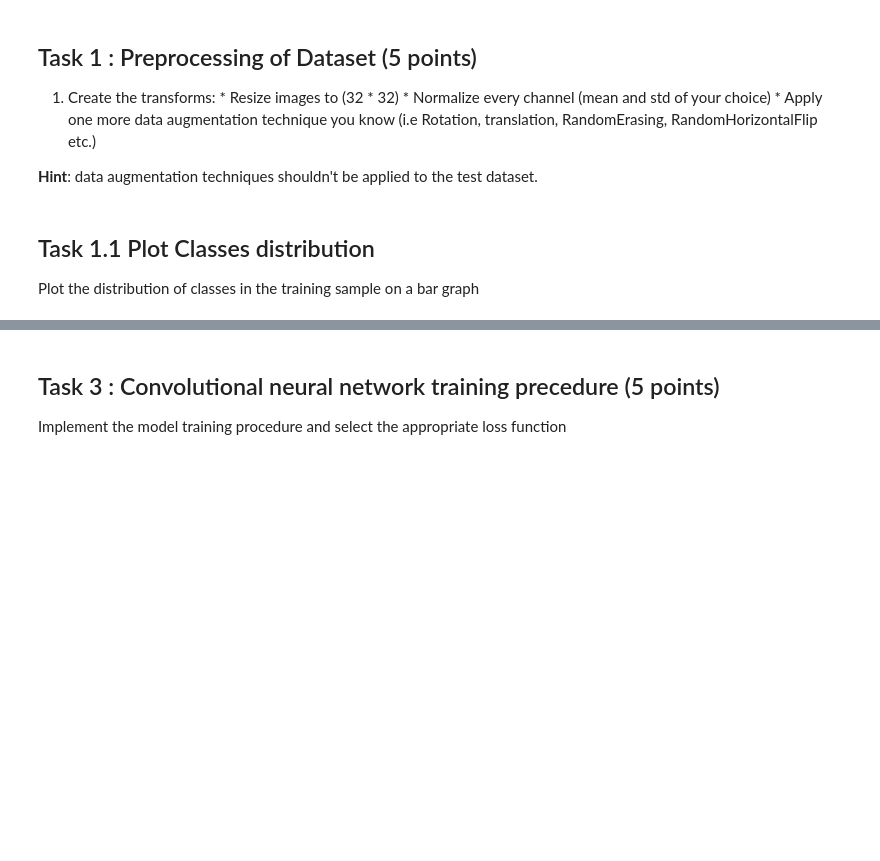
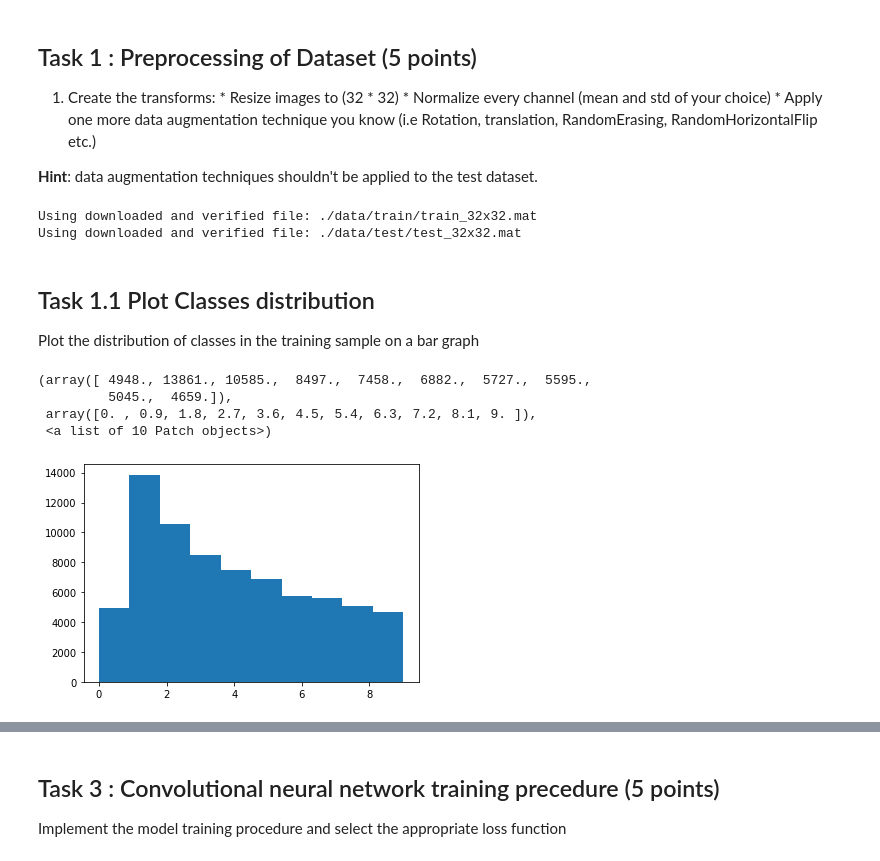
Before and after one commit to Gci04/AML-DS-2021, a Jupyter notebook: notebooks/Midterm_Lab.ipynb, the cells around one changed output, grey strips where cells are left out. Drawn from its saved outputs; the diff is of its cells as text; code cells hidden in the pictures; blank space fills up the shorter version.

```diff
--- a/notebooks/Midterm_Lab.ipynb
+++ b/notebooks/Midterm_Lab.ipynb
@@ -38,7 +38,19 @@ device = torch.device("cuda:0" if torch.cuda.is_available() else "cpu")
 
 **Hint**: data augmentation techniques shouldn't be applied to the test dataset.
 # %%
-transform_train = None
+transform_train = transforms.Compose(
+    [
+        transforms.ToTensor(),
+        transforms.Resize((32, 32),),
+        transforms.RandomErasing(), # Added some augmentation
+        transforms.ColorJitter(
+            brightness=63.0 / 255.0, saturation=[0.5, 1.5], contrast=[0.2, 1.8]
+        ),
+        transforms.Normalize(
+            (0.4376821, 0.4437697, 0.47280442), (0.19803012, 0.20101562, 0.19703614),
+        ),
+    ]
+)
 
 transform_test = None
 
@@ -49,14 +61,24 @@ testset = torchvision.datasets.SVHN(root='./data/test', split="test", download=T
 testloader = torch.utils.data.DataLoader(testset, batch_size=64, shuffle=False, num_workers=1)
 
 classes = [f"{i}" for i in np.unique(trainset.labels)]
+# %% [output]
+Using downloaded and verified file: ./data/train/train_32x32.mat
+Using downloaded and verified file: ./data/test/test_32x32.mat
 # %% [markdown]
 ## Task 1.1 Plot Classes distribution
 
 Plot the distribution of classes in the training sample on a bar graph
 # %%
 from matplotlib import pyplot as plt
-
+from collections import Counter
 #TODO: Plot the distribution of classes
+plt.hist(trainset.labels)
+# %% [output]
+(array([ 4948., 13861., 10585.,  8497.,  7458.,  6882.,  5727.,  5595.,
+         5045.,  4659.]),
+ array([0. , 0.9, 1.8, 2.7, 3.6, 4.5, 5.4, 6.3, 7.2, 8.1, 9. ]),
+ <a list of 10 Patch objects>)
+[figure, added]
 # %%
 def to_img(x):
     x = 0.5 * (x + 1)
```
Also changed, not shown: parts of 11 cells of this notebook.
